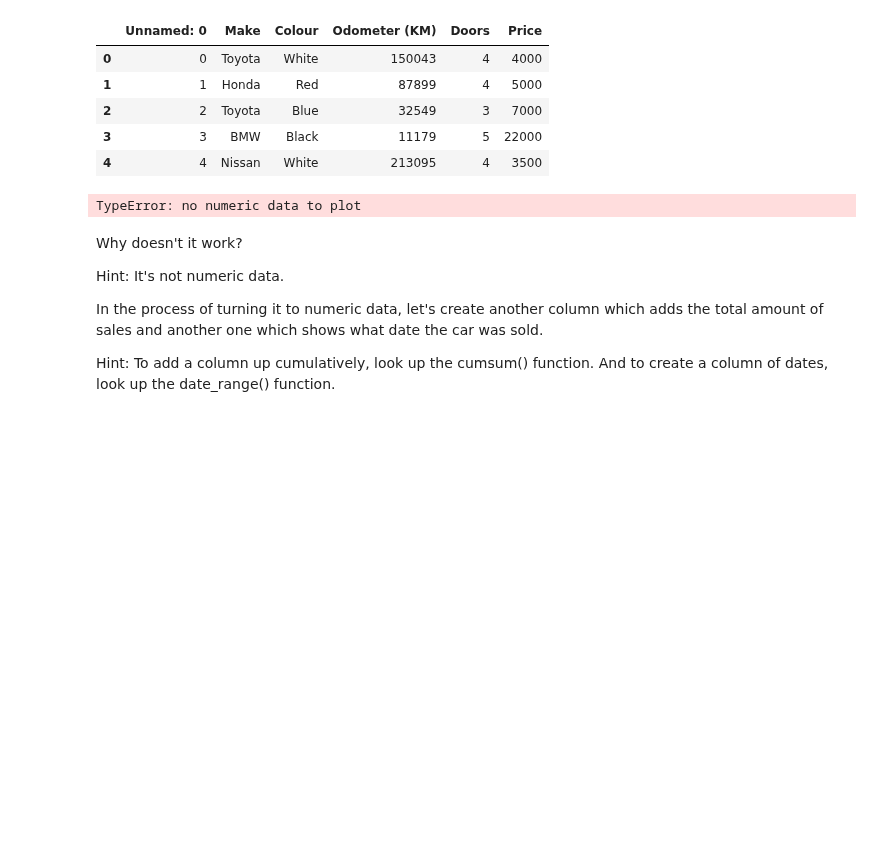
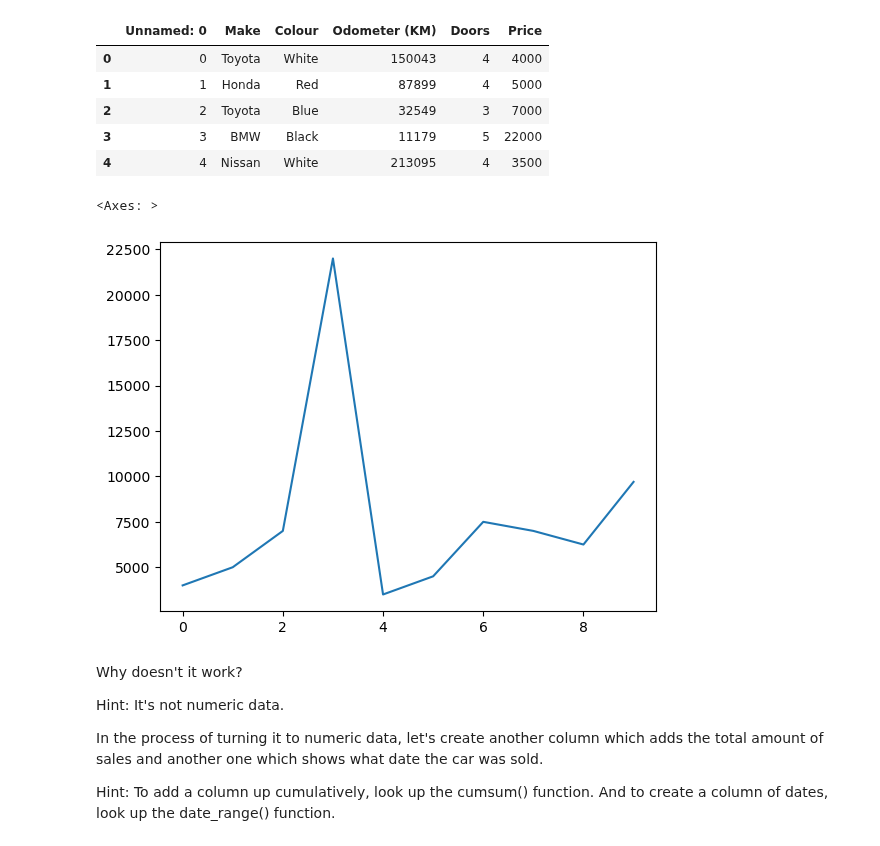
Before and after one commit to FairozAhmadSheikh/Machine_and_Deep_Learning_Basic_To_Advance, a Jupyter notebook: Exercises/matplotlib-exercises.ipynb, the cells around one changed output. Drawn from its saved outputs; the diff is of its cells as text; code cells hidden in the pictures; blank space fills up the shorter version.

```diff
--- a/Exercises/matplotlib-exercises.ipynb
+++ b/Exercises/matplotlib-exercises.ipynb
@@ -257,8 +241,10 @@ data.head()
 | 4 | 4 | Nissan | White | 213095 | 4 | 3500 |
 # %%
 # Try to plot the 'Price' column using the plot() function
+data['Price'].plot()
 # %% [output]
-TypeError: no numeric data to plot
+<Axes: >
+[figure, added]
 # %% [markdown]
 Why doesn't it work?
 
```
Also changed, not shown: parts of 14 cells of this notebook.
